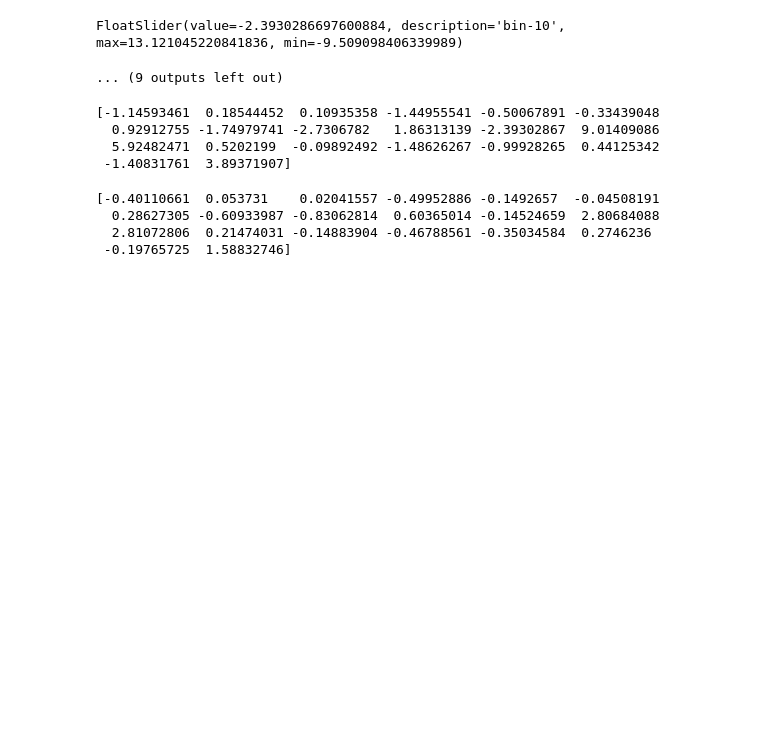
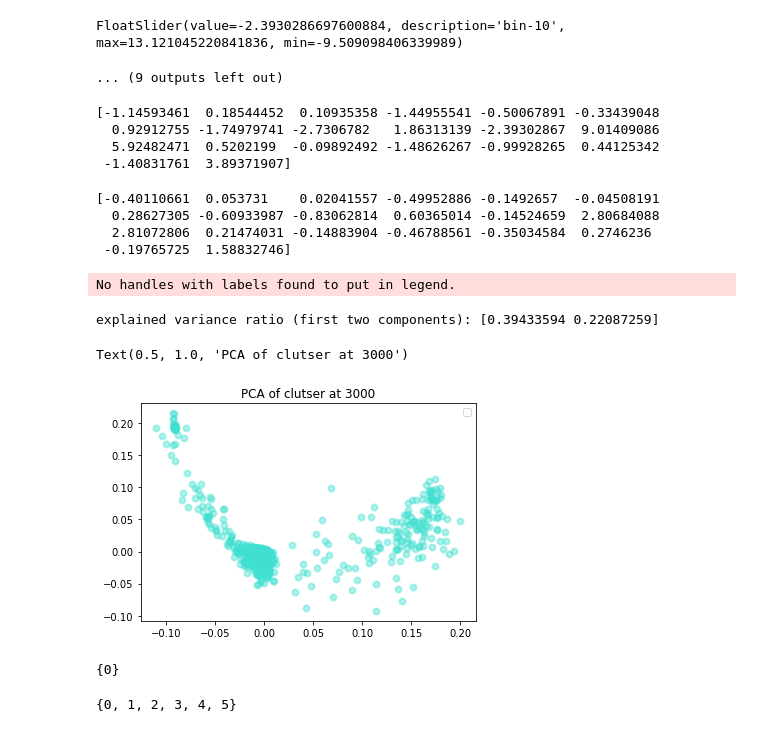
Before and after one commit to theblackcat102/text-subgan, a Jupyter notebook: Control.ipynb, the cells around one changed output. Saved outputs shown, nothing was run; the diff lists cells and outputs as text; code cells hidden in the pictures; blank space fills up the shorter version.

```diff
--- a/Control.ipynb
+++ b/Control.ipynb
@@ -104,0 +111,45 @@ print(latents[0])
+# %%
+iter_ = 1000
+with open(f'logs/vae_gumbel/cluster_{iter_}.pkl', 'rb') as f:
+    clusters = pickle.load(f)
+# %%
+X, title = [], []
+for key, latent in clusters.items():
+    X.append(latent)
+    title.append(key)
+title = np.array(title)
+# %%
+from sklearn.decomposition import PCA
+from sklearn.discriminant_analysis import LinearDiscriminantAnalysis
+pca = PCA(n_components=2)
+X_r = pca.fit(X).transform(X)
+# %%
+print('explained variance ratio (first two components): %s'
+      % str(pca.explained_variance_ratio_))
+
+plt.figure()
+colors = ['navy', 'turquoise', 'darkorange']
+lw = 2
+
+plt.scatter(X_r[:, 0], X_r[:, 1], color='turquoise', alpha=.4, lw=lw)
+plt.legend(loc='best', shadow=False, scatterpoints=1)
+plt.title('PCA of clutser at 3000')
+# %% [output]
+No handles with labels found to put in legend.
+explained variance ratio (first two components): [0.39433594 0.22087259]
+Text(0.5, 1.0, 'PCA of clutser at 3000')
+[figure, added]
+# %%
+from sklearn.cluster import DBSCAN
+nbrs = DBSCAN(eps=3, min_samples=2).fit(X_r)
+y = nbrs.labels_
+print(set(y))
+# %% [output]
+{0}
+# %%
+from sklearn.cluster import SpectralClustering
+nbrs = SpectralClustering(n_clusters=6).fit(X_r)
+y = nbrs.labels_
+print(set(y))
+# %% [output]
+{0, 1, 2, 3, 4, 5}
```
Also changed, not shown: parts of 8 cells of this notebook, 4 other files.
